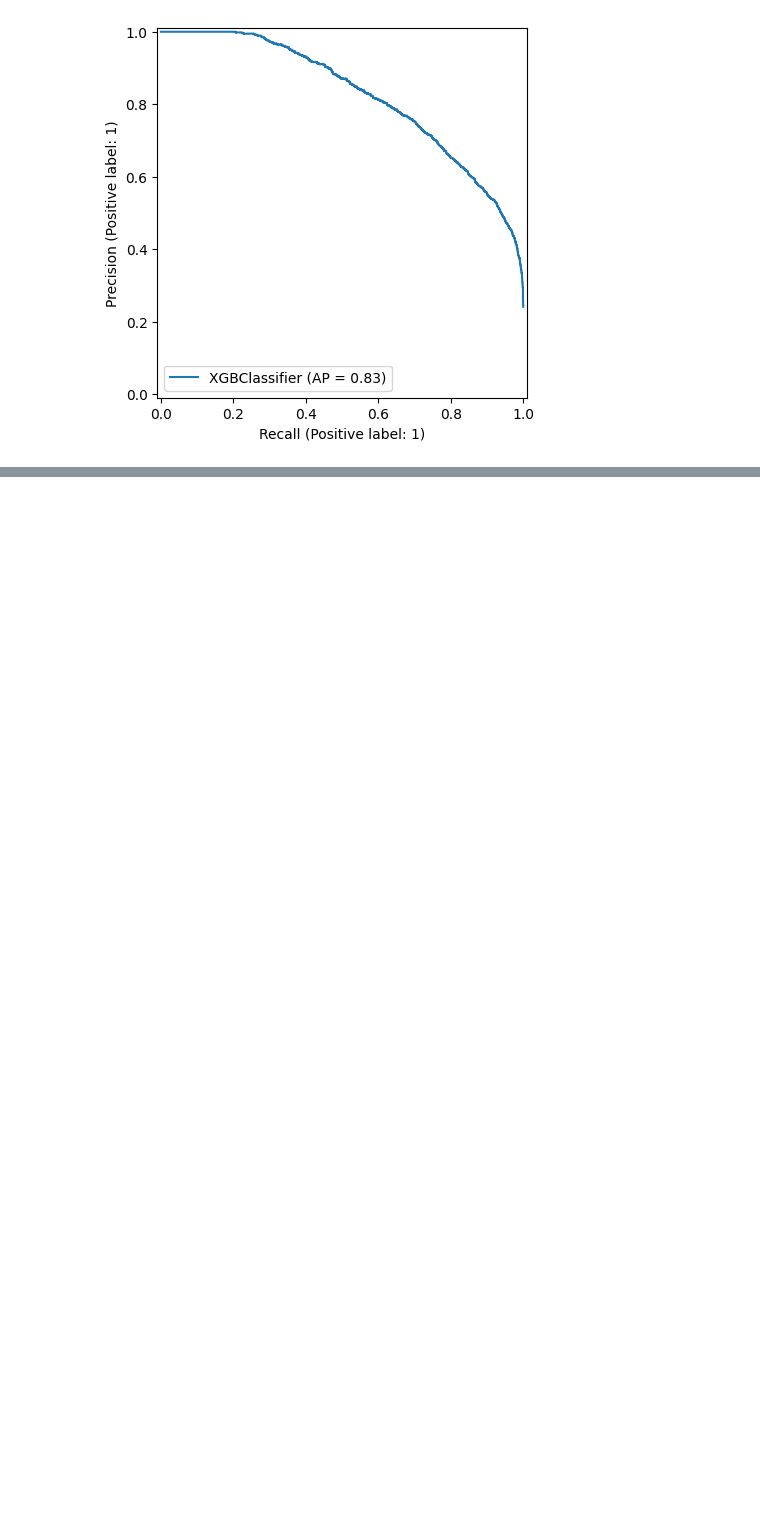
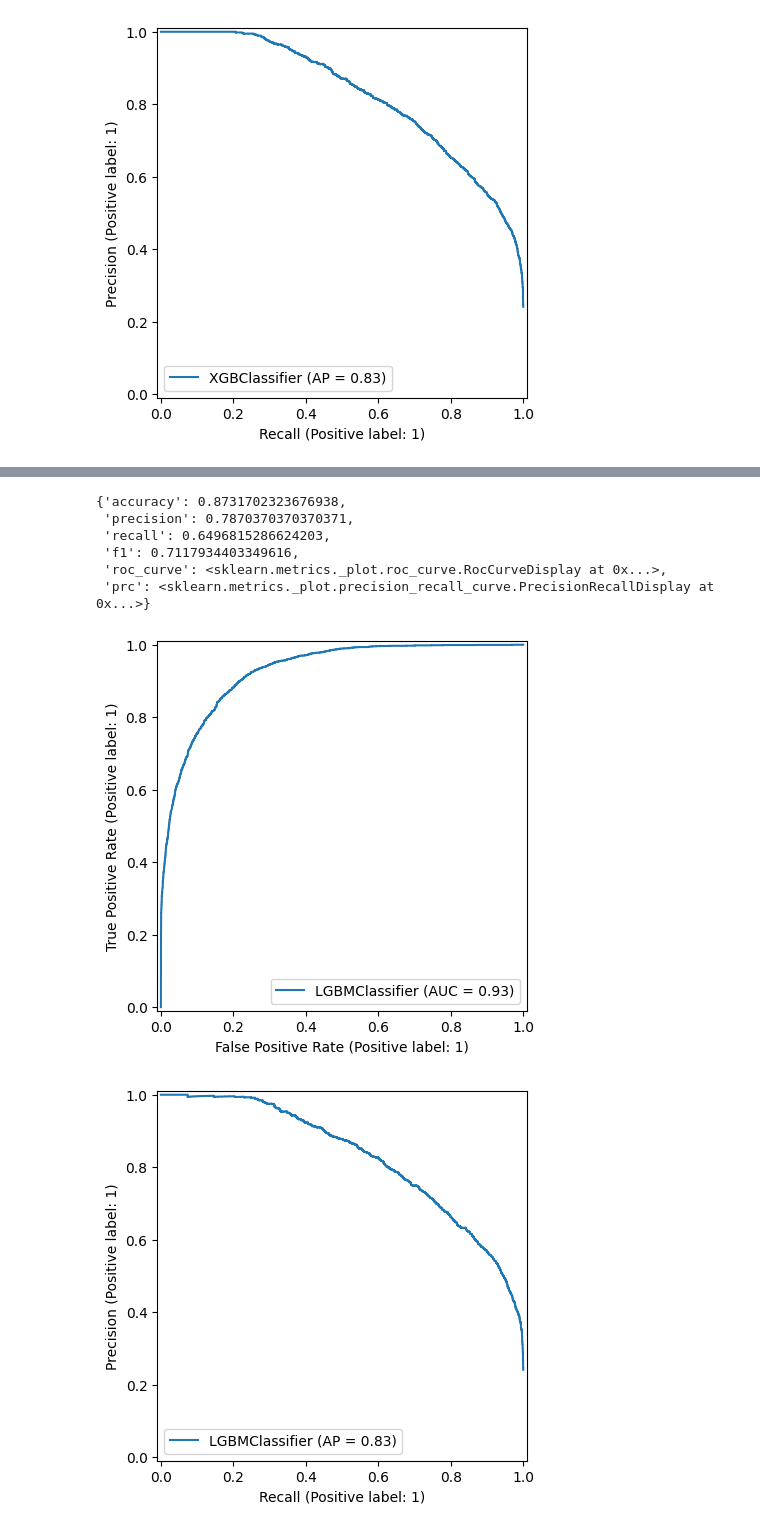
Before and after one commit to GaganSaiTrinadh/cs178-project, a Jupyter notebook: eric.ipynb, the cells around one changed output, grey strips where cells are left out. Drawn from its saved outputs; the diff is of its cells as text; code cells hidden in the pictures; blank space fills up the shorter version.

```diff
--- a/eric.ipynb
+++ b/eric.ipynb
@@ -182,0 +192,5 @@ metrics=eval(xgb_model)
+# %%
+from lightgbm import LGBMClassifier
+
+lgbm_model = LGBMClassifier()
+lgbm_model.fit(X_train, y_train)
@@ -182,0 +207,12 @@ metrics=eval(xgb_model)
+# %%
+metrics=eval(lgbm_model)
+metrics
+# %% [output]
+{'accuracy': 0.8731702323676938,
+ 'precision': 0.7870370370370371,
+ 'recall': 0.6496815286624203,
+ 'f1': 0.7117934403349616,
+ 'roc_curve': <sklearn.metrics._plot.roc_curve.RocCurveDisplay at 0x...>,
+ 'prc': <sklearn.metrics._plot.precision_recall_curve.PrecisionRecallDisplay at 0x...>}
+[figure, added]
+[figure, added]
```
Also changed, not shown: parts of 10 cells of this notebook.
